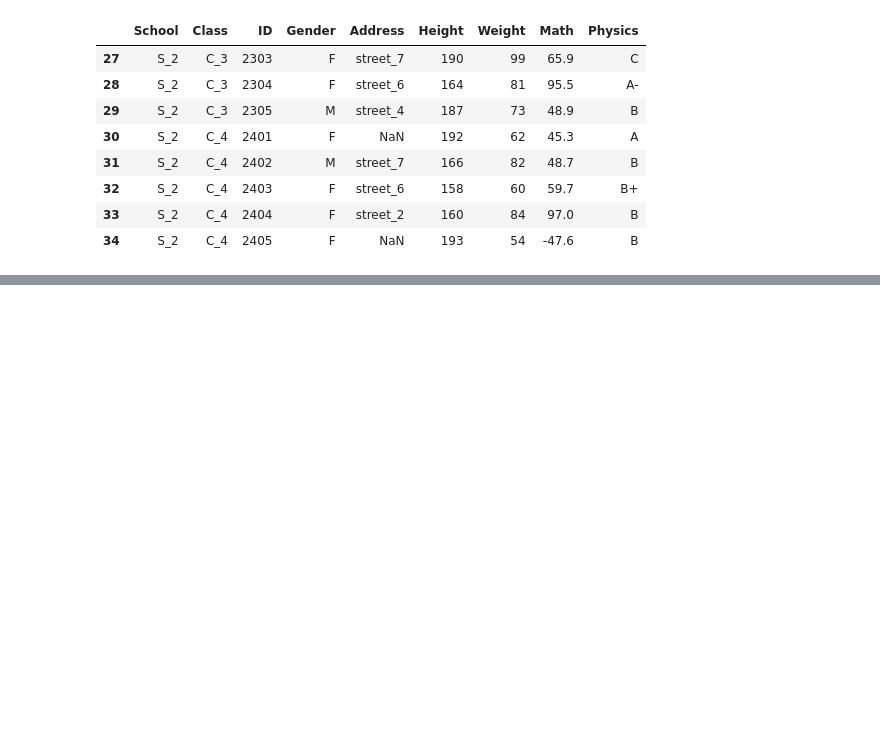
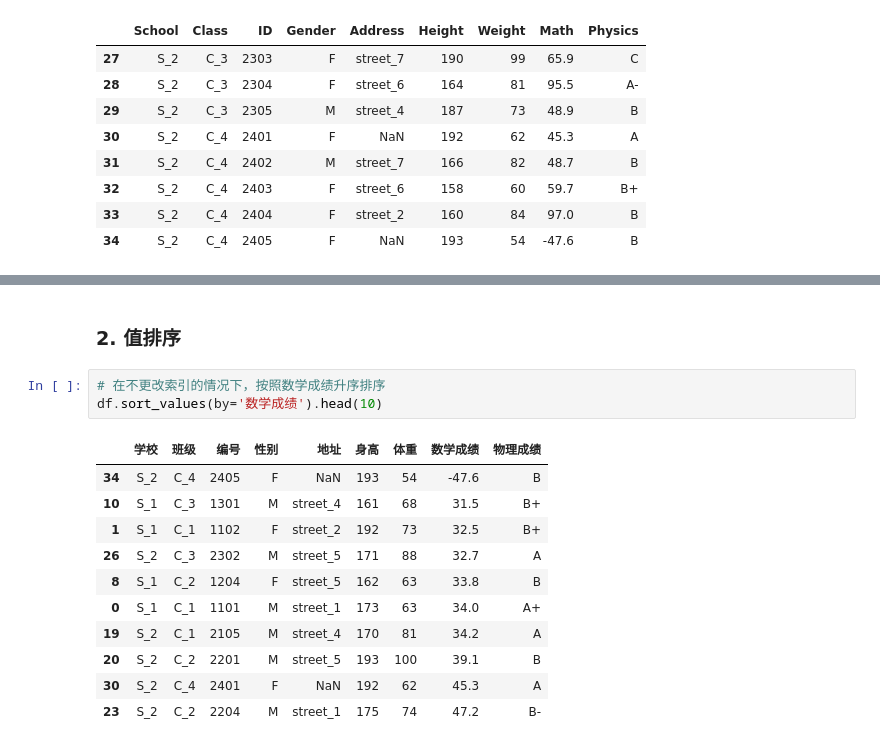
Before and after one commit to Lenovo-Future-Project-Group/Pandas_Sys, a Jupyter notebook: 1-Pandas基础.ipynb, the cells around one changed output, grey strips where cells are left out. Cells and saved outputs as stored; diff of their text form; blank space fills up the shorter version.

```diff
--- a/1-Pandas基础.ipynb
+++ b/1-Pandas基础.ipynb
@@ -469,3 +759,20 @@ df.tail(8)  # 后8条数据
+# %% [markdown]
+### 2. 值排序
+# %%
+# 在不更改索引的情况下，按照数学成绩升序排序
+df.sort_values(by='数学成绩').head(10)
+# %% [output]
+|  | 学校 | 班级 | 编号 | 性别 | 地址 | 身高 | 体重 | 数学成绩 | 物理成绩 |
+| 34 | S_2 | C_4 | 2405 | F | NaN | 193 | 54 | -47.6 | B |
+| 10 | S_1 | C_3 | 1301 | M | street_4 | 161 | 68 | 31.5 | B+ |
+| 1 | S_1 | C_1 | 1102 | F | street_2 | 192 | 73 | 32.5 | B+ |
+| 26 | S_2 | C_3 | 2302 | M | street_5 | 171 | 88 | 32.7 | A |
+| 8 | S_1 | C_2 | 1204 | F | street_5 | 162 | 63 | 33.8 | B |
+| 0 | S_1 | C_1 | 1101 | M | street_1 | 173 | 63 | 34.0 | A+ |
+| 19 | S_2 | C_1 | 2105 | M | street_4 | 170 | 81 | 34.2 | A |
+| 20 | S_2 | C_2 | 2201 | M | street_5 | 193 | 100 | 39.1 | B |
+| 30 | S_2 | C_4 | 2401 | F | NaN | 192 | 62 | 45.3 | A |
+| 23 | S_2 | C_2 | 2204 | M | street_1 | 175 | 74 | 47.2 | B- |
 # %%
 df
 # %% [output]
```
Also changed, not shown: parts of 64 cells of this notebook.
